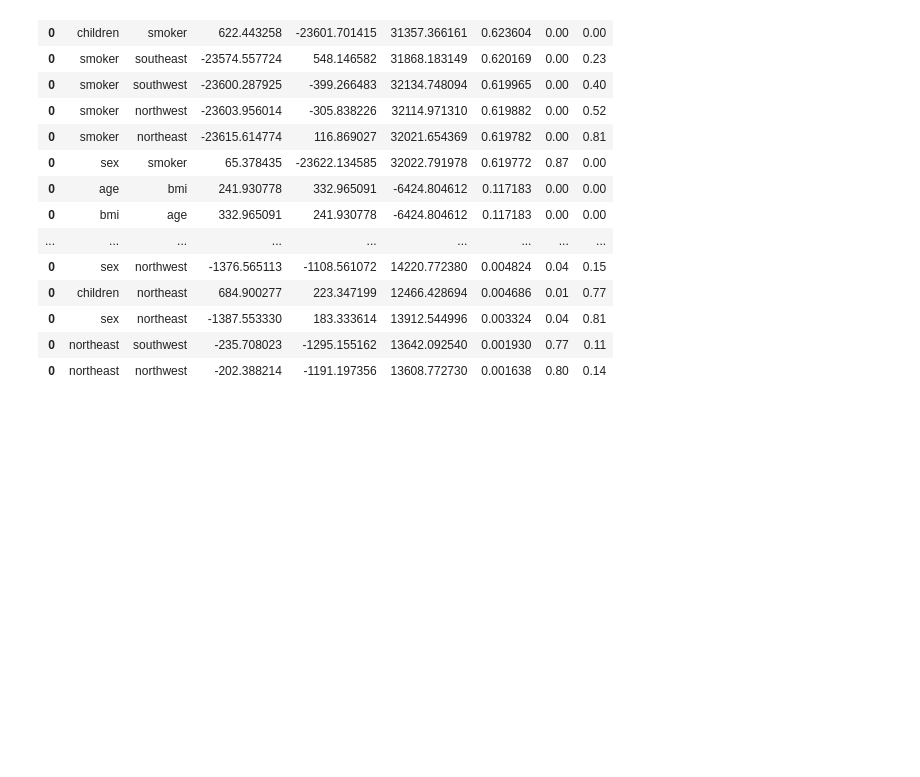
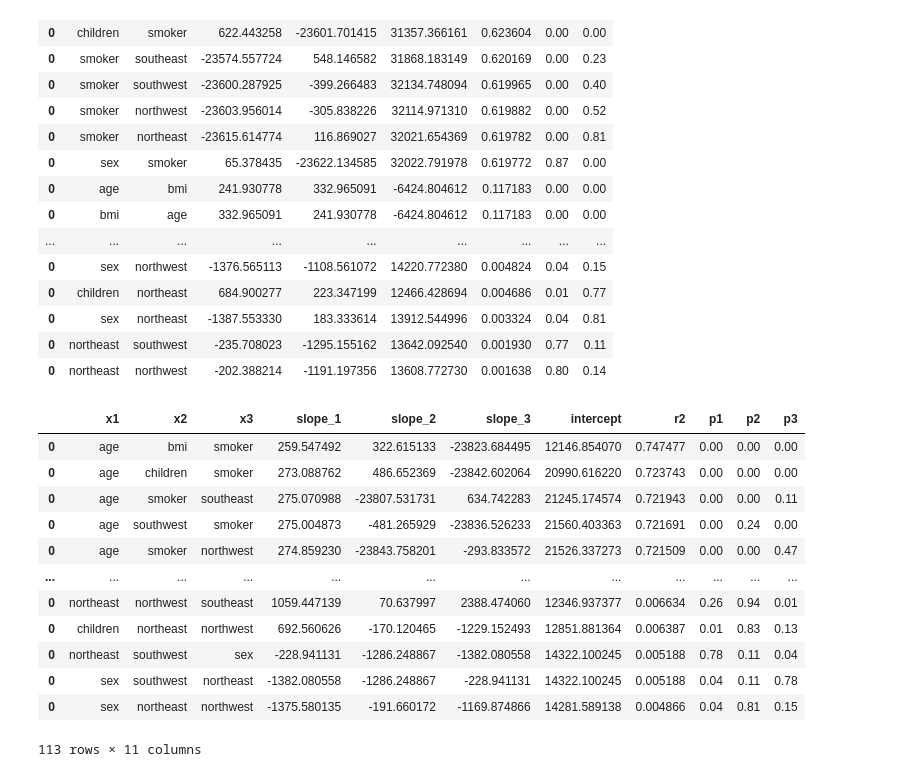
Before and after one commit to rahul-praj/Codecademy, a Jupyter notebook: us-medical-insurance-costs.ipynb, the cells around one changed output. Cells and saved outputs as stored; diff of their text form; code cells hidden in the pictures; blank space fills up the shorter version.

```diff
--- a/us-medical-insurance-costs.ipynb
+++ b/us-medical-insurance-costs.ipynb
@@ -284,3 +299,62 @@ two_factor_reg
 | 0 | sex | northeast | -1387.553330 | 183.333614 | 13912.544996 | 0.003324 | 0.04 | 0.81 |
 | 0 | northeast | southwest | -235.708023 | -1295.155162 | 13642.092540 | 0.001930 | 0.77 | 0.11 |
 | 0 | northeast | northwest | -202.388214 | -1191.197356 | 13608.772730 | 0.001638 | 0.80 | 0.14 |
+# %%
+# create function to run three-factor linear regression model for the data
+
+def three_factor(dataframe):
+    df_num = dataframe.select_dtypes(include=[np.float, np.int64, np.uint8])
+    cols = ['x1', 'x2', 'x3', 'slope_1', 'slope_2', 'slope_3', 'intercept', 'r2', 'p1', 'p2', 'p3']
+    linear_reg_results = pd.DataFrame(columns=cols)
+    iter_cols = df.columns[:-2]
+
+    for count, i in enumerate(iter_cols):
+        df_new = df_num.drop(i, axis=1).iloc[:, :-1]
+        for j in df_new.columns:
+            df_new2 = df_new.drop(j, axis=1).iloc[:, :-1]
+            for k in df_new2.columns:
+                x = df_num[[i, j, k]]
+                y = df_num.iloc[:, -1]
+
+                model = LinearRegression().fit(x, y)
+                slope_1 = model.coef_[0]
+                slope_2 = model.coef_[1]
+                slope_3 = model.coef_[2]
+                intercept = model.intercept_
+                r_sq = model.score(x, y)
+
+                x = sm.add_constant(x)
+                mod = sm.OLS(y,x)
+                mod_fit = mod.fit()
+                p_value_1 = round(mod_fit.pvalues[1], 2)
+                p_value_2 = round(mod_fit.pvalues[2], 2)
+                p_value_3 = round(mod_fit.pvalues[3], 2)
+
+                new_df = pd.DataFrame({'x1': i, 'x2': j, 'x3': k, 'slope_1': slope_1, 'slope_2': slope_2, 'slope_3': slope_3,
+                                       'intercept': intercept, 'r2': r_sq, 'p1': p_value_1, 'p2': p_value_2, 'p3': p_value_3}, index=[0])
+
+                linear_reg_results = pd.concat([linear_reg_results, new_df], axis=0)
+
+    linear_reg_results.drop_duplicates(subset=["r2"], inplace=True)
+
+    linear_reg_results.sort_values("r2", ascending=False, inplace=True)
+
+    return linear_reg_results
+
+
+three_factor_reg = three_factor(df)
+three_factor_reg
+# %% [output]
+|  | x1 | x2 | x3 | slope_1 | slope_2 | slope_3 | intercept | r2 | p1 | p2 | p3 |
+| 0 | age | bmi | smoker | 259.547492 | 322.615133 | -23823.684495 | 12146.854070 | 0.747477 | 0.00 | 0.00 | 0.00 |
+| 0 | age | children | smoker | 273.088762 | 486.652369 | -23842.602064 | 20990.616220 | 0.723743 | 0.00 | 0.00 | 0.00 |
+| 0 | age | smoker | southeast | 275.070988 | -23807.531731 | 634.742283 | 21245.174574 | 0.721943 | 0.00 | 0.00 | 0.11 |
+| 0 | age | southwest | smoker | 275.004873 | -481.265929 | -23836.526233 | 21560.403363 | 0.721691 | 0.00 | 0.24 | 0.00 |
+| 0 | age | smoker | northwest | 274.859230 | -23843.758201 | -293.833572 | 21526.337273 | 0.721509 | 0.00 | 0.00 | 0.47 |
+| ... | ... | ... | ... | ... | ... | ... | ... | ... | ... | ... | ... |
+| 0 | northeast | northwest | southeast | 1059.447139 | 70.637997 | 2388.474060 | 12346.937377 | 0.006634 | 0.26 | 0.94 | 0.01 |
+| 0 | children | northeast | northwest | 692.560626 | -170.120465 | -1229.152493 | 12851.881364 | 0.006387 | 0.01 | 0.83 | 0.13 |
+| 0 | northeast | southwest | sex | -228.941131 | -1286.248867 | -1382.080558 | 14322.100245 | 0.005188 | 0.78 | 0.11 | 0.04 |
+| 0 | sex | southwest | northeast | -1382.080558 | -1286.248867 | -228.941131 | 14322.100245 | 0.005188 | 0.04 | 0.11 | 0.78 |
+| 0 | sex | northeast | northwest | -1375.580135 | -191.660172 | -1169.874866 | 14281.589138 | 0.004866 | 0.04 | 0.81 | 0.15 |
+113 rows × 11 columns
```
Also changed, not shown: parts of 7 cells of this notebook.
